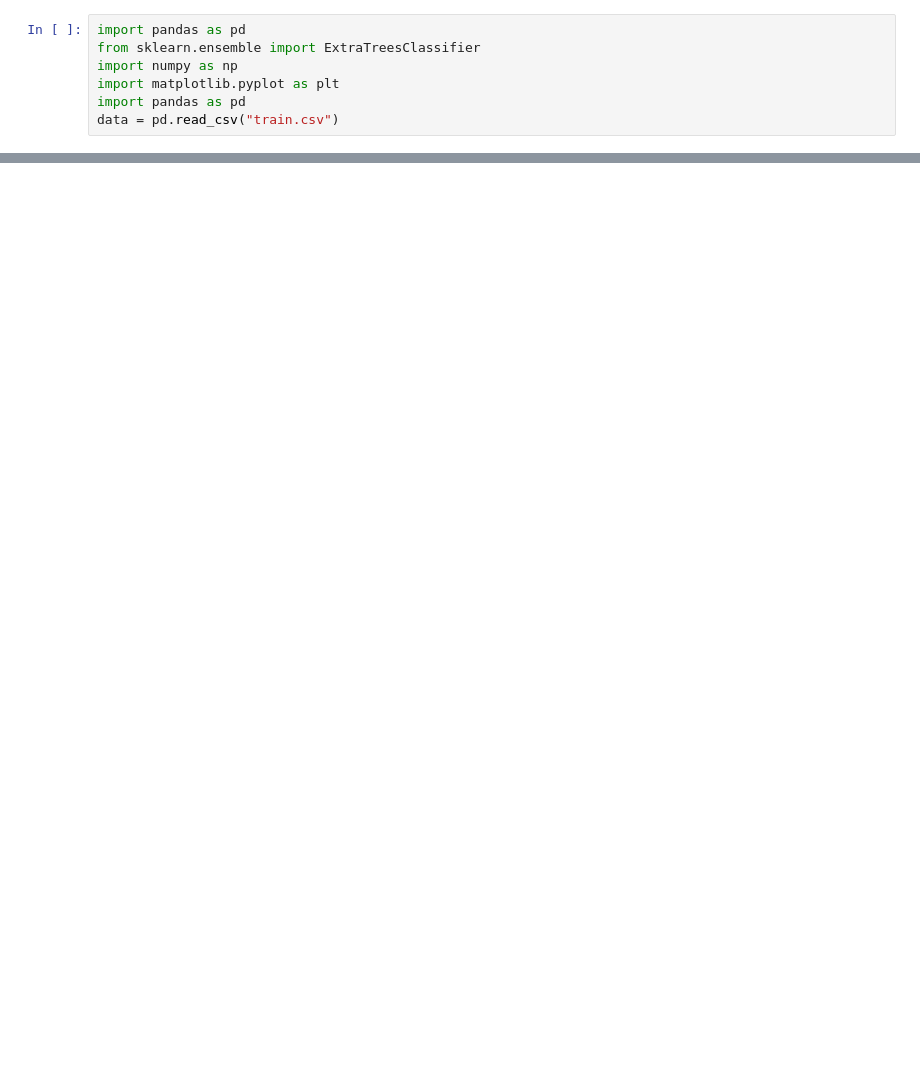
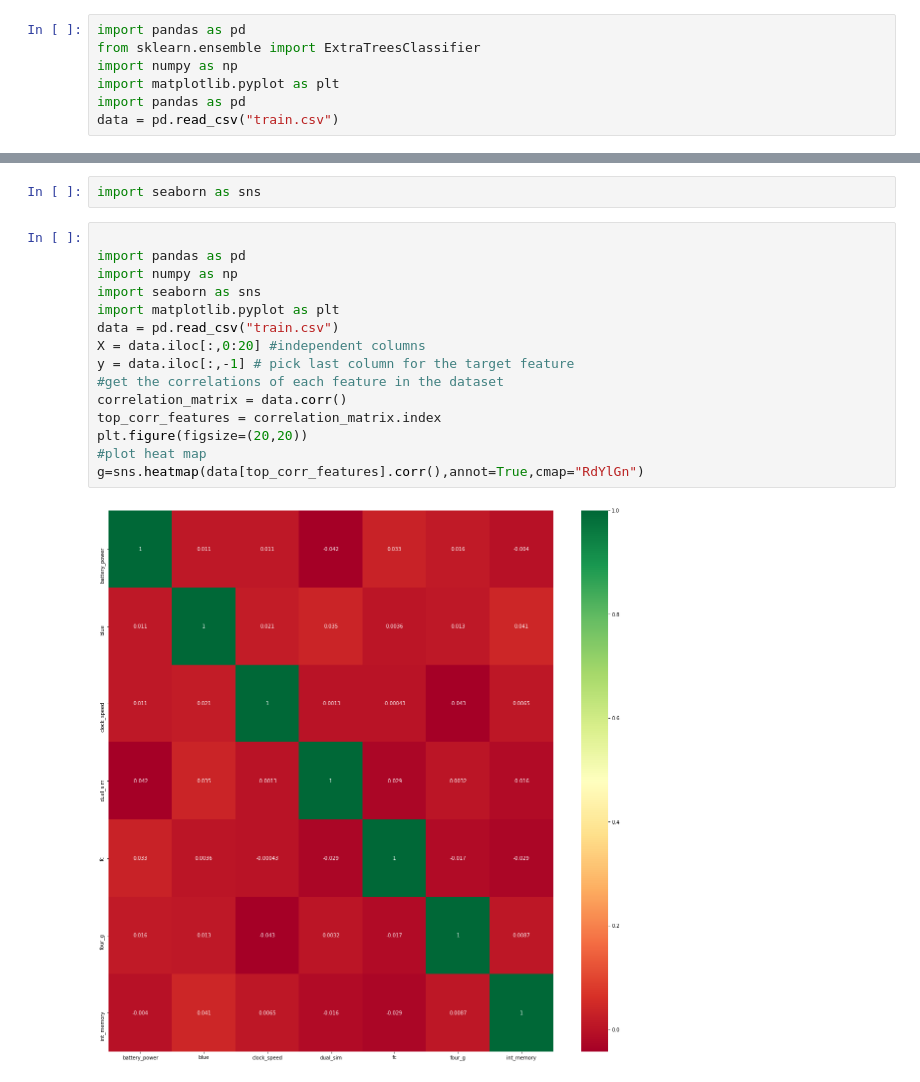
Before and after one commit to tengrommel/learn, a Jupyter notebook: basic/ch04/example.ipynb, the cells around one changed output, grey strips where cells are left out. Saved outputs shown, nothing was run; the diff lists cells and outputs as text; blank space fills up the shorter version.

```diff
--- a/basic/ch04/example.ipynb
+++ b/basic/ch04/example.ipynb
@@ -20,0 +41,19 @@ plt.show()
+# %%
+import seaborn as sns
+# %%
+
+import pandas as pd
+import numpy as np
+import seaborn as sns
+import matplotlib.pyplot as plt
+data = pd.read_csv("train.csv")
+X = data.iloc[:,0:20] #independent columns
+y = data.iloc[:,-1] # pick last column for the target feature
+#get the correlations of each feature in the dataset
+correlation_matrix = data.corr()
+top_corr_features = correlation_matrix.index
+plt.figure(figsize=(20,20))
+#plot heat map
+g=sns.heatmap(data[top_corr_features].corr(),annot=True,cmap="RdYlGn")
+# %% [output]
+[figure, added]
```
Also changed, not shown: parts of 2 cells of this notebook, 1 other file.
